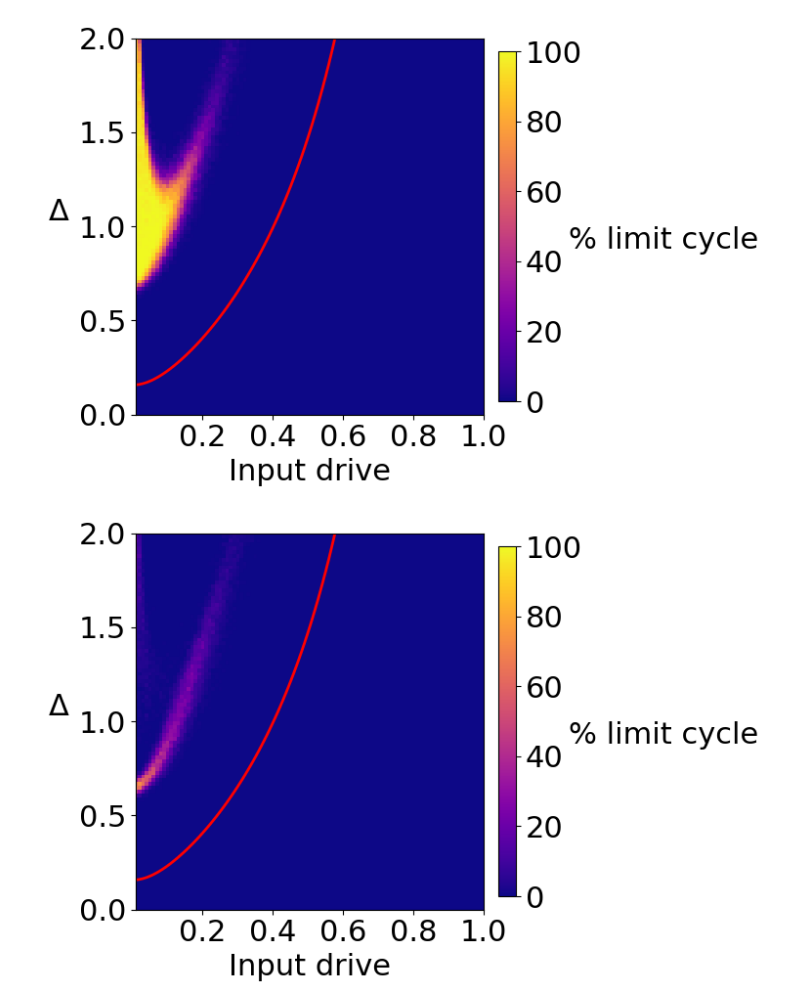
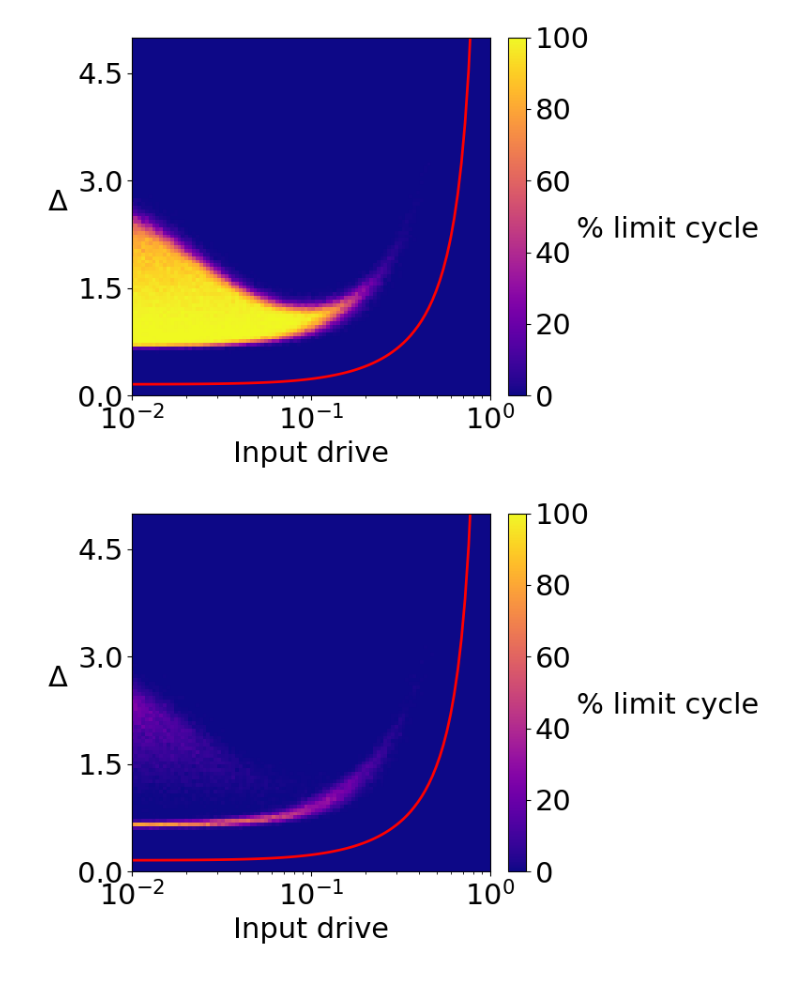
Before and after one commit to shivangrawat/perturbed_organics, a Jupyter notebook: examples/plot_phase_delocalized.ipynb, the cells around one changed output. Drawn from its saved outputs; the diff is of its cells as text; code cells hidden in the pictures; blank space fills up the shorter version.

```diff
--- a/examples/plot_phase_delocalized.ipynb
+++ b/examples/plot_phase_delocalized.ipynb
@@ -19,9 +19,9 @@ input_type = 'delocalized'
 mu = "0.0"
 mu_val = float(mu)
 
-folder_loc = f'/vast/sr6364/perturbed_organics/data/adaptive_phase_diagram/{input_type}'
-# folder_name = f'{input_type}_goe_symmetric_N_100_s_100_mu_{mu}_num_delta_100_num_input_100_num_trials_250_b0_1.0_b1_1.0_phase_diagram_log-scale'
-folder_name = f'{input_type}_goe_symmetric_N_100_s_100_mu_{mu}_num_delta_100_num_input_100_num_trials_250_b0_1.0_b1_1.0_phase_diagram_linear'
+folder_loc = f'/scratch/sr6364/perturbed_organics/data/adaptive_phase_diagram/{input_type}'
+folder_name = f'{input_type}_goe_symmetric_N_100_s_100_mu_{mu}_num_delta_100_num_input_100_num_trials_250_b0_1.0_b1_1.0_phase_diagram_log-scale'
+# folder_name = f'{input_type}_goe_symmetric_N_100_s_100_mu_{mu}_num_delta_100_num_input_100_num_trials_250_b0_1.0_b1_1.0_phase_diagram_linear'
 path = os.path.join(folder_loc, folder_name)
 # %%
 # Load parameters from the JSON file
@@ -93,11 +93,15 @@ plt.xticks(fontsize=22)
 plt.yticks(fontsize=22)
 
 
-# Set the aspect ratio so that grid cells are square:
 if input_scale == "log-scale":
     plt.xscale('log')  # Ensure the axis is in log scale
     ax = plt.gca()
     x_span = np.log10(input_range[-1]) - np.log10(input_range[0])
+    y_span = delta_range[-1] - delta_range[0]
+    ax.set_aspect(x_span / y_span, adjustable='box')
+else:
+    ax = plt.gca()
+    x_span = input_range[-1] - input_range[0]
     y_span = delta_range[-1] - delta_range[0]
     ax.set_aspect(x_span / y_span, adjustable='box')
 
@@ -128,6 +132,7 @@ norm = mcolors.Normalize(vmin=0, vmax=1, clip=True)
 # code for the standard deviation over mean criterion
 y_val = actual_fixed_point_y[:, :, :, idx]
 y_val_std = utils.nanstd(y_val, dim=2)
+# y_val_std = np.nanstd(y_val, axis=2)
 y_val_mean = torch.nanmean(y_val, dim=2)
 y_ratio_mean = torch.abs(y_val_std / y_val_mean)
 
@@ -151,6 +156,11 @@ if input_scale == "log-scale":
     x_span = np.log10(input_range[-1]) - np.log10(input_range[0])
     y_span = delta_range[-1] - delta_range[0]
     ax.set_aspect(x_span / y_span, adjustable='box')
+else:
+    ax = plt.gca()
+    x_span = input_range[-1] - input_range[0]
+    y_span = delta_range[-1] - delta_range[0]
+    ax.set_aspect(x_span / y_span, adjustable='box')
 
 plt.xlim([input_range[0], input_range[-1]])
 plt.ylim([delta_range[0], delta_range[-1]])
@@ -186,6 +196,11 @@ if input_scale == "log-scale":
     x_span = np.log10(input_range[-1]) - np.log10(input_range[0])
     y_span = delta_range[-1] - delta_range[0]
     ax.set_aspect(x_span / y_span, adjustable='box')
+else:
+    ax = plt.gca()
+    x_span = input_range[-1] - input_range[0]
+    y_span = delta_range[-1] - delta_range[0]
+    ax.set_aspect(x_span / y_span, adjustable='box')
 
 plt.xlim([input_range[0], input_range[-1]])
 plt.ylim([delta_range[0], delta_range[-1]])
@@ -196,7 +211,7 @@ plt.savefig(f'../figures/fig4/percent_limit_cycle_{input_type}.svg', format='svg
 plt.savefig(f'../figures/fig4/percent_limit_cycle_{input_type}.eps', format='eps', bbox_inches='tight', dpi=300)
 plt.show()
 # %% [output]
-[figure, old version]
+[figure, new version]
 # %%
 # We plot the percent of limit cycles detected
 
@@ -204,34 +219,39 @@ plt.figure(figsize=(7.5, 5))
 norm = mcolors.Normalize(vmin=0, vmax=100, clip=False)
 mesh = plt.pcolormesh(input_range, delta_range, percent_not_converged, cmap='plasma', norm=norm)
 plt.plot(new_input_norm, delta_c, color='r', linewidth=2.0, label=r'$\Delta_c$')
 
 colorbar = plt.colorbar(mesh, fraction=0.046, pad=0.04)
 colorbar.ax.tick_params(labelsize=22)
 colorbar.ax.set_ylabel(r"% limit cycle", fontsize=22, rotation=0, labelpad=60)
 plt.xlabel('Input drive', fontsize=22)
 plt.ylabel(r'$\Delta$', fontsize=22, rotation=0, labelpad=15)
 plt.gca().yaxis.set_major_locator(ticker.MaxNLocator(4))
 plt.xticks(fontsize=22)
 plt.yticks(fontsize=22)
 
 
 if input_scale == "log-scale":
     plt.xscale('log')  # Ensure the axis is in log scale
     ax = plt.gca()
     x_span = np.log10(input_range[-1]) - np.log10(input_range[0])
     y_span = delta_range[-1] - delta_range[0]
     ax.set_aspect(x_span / y_span, adjustable='box')
+else:
+    ax = plt.gca()
+    x_span = input_range[-1] - input_range[0]
+    y_span = delta_range[-1] - delta_range[0]
+    ax.set_aspect(x_span / y_span, adjustable='box')
 
 plt.xlim([input_range[0], input_range[-1]])
 plt.ylim([delta_range[0], delta_range[-1]])
 
 plt.tight_layout()
 plt.savefig(f'../figures/fig4/percent_not_converged_{input_type}.png', bbox_inches='tight')
 plt.savefig(f'../figures/fig4/percent_not_converged_{input_type}.svg', format='svg', bbox_inches='tight', dpi=300)
 plt.savefig(f'../figures/fig4/percent_not_converged_{input_type}.eps', format='eps', bbox_inches='tight', dpi=300)
 plt.show()
 # %% [output]
-[figure, old version]
+[figure, new version]
 # %%
 # We plot the percent of limit cycles detected
 
```
Also changed, not shown: parts of 10 cells of this notebook, 4 other files.
